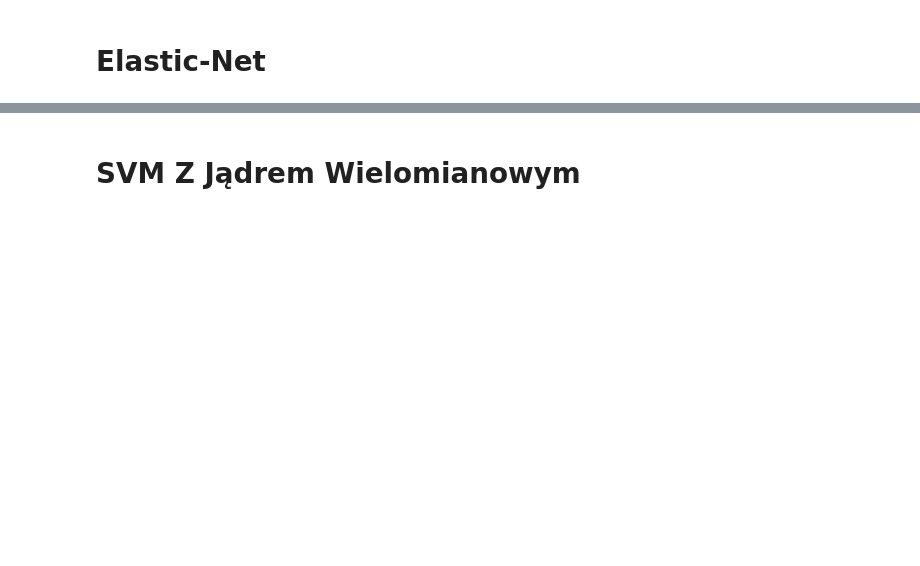
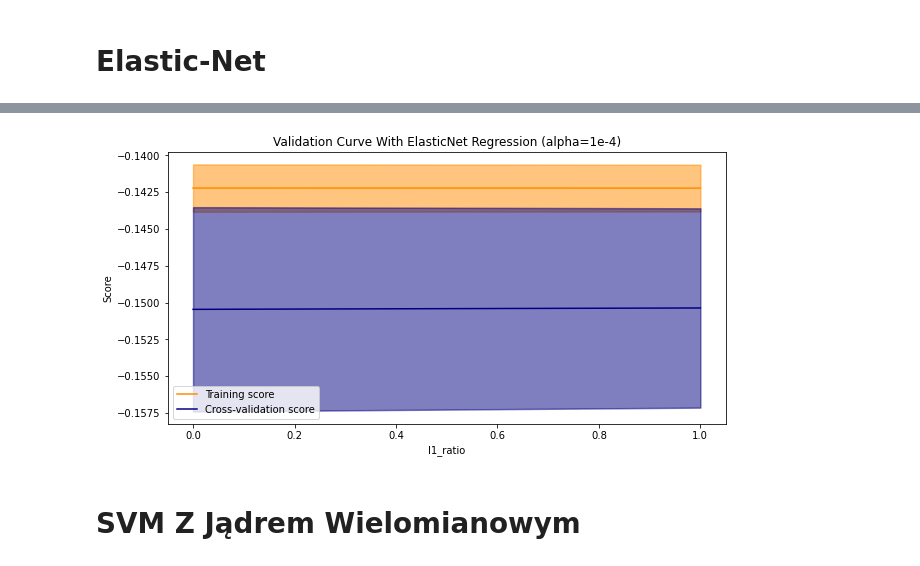
Before and after one commit to matlaczj/Predictive-Modeling-for-Student-Alcohol-Consumption, a Jupyter notebook: Projekt/projekt.ipynb, the cells around one changed output, grey strips where cells are left out. Saved outputs shown, nothing was run; the diff lists cells and outputs as text; code cells hidden in the pictures; blank space fills up the shorter version.

```diff
--- a/Projekt/projekt.ipynb
+++ b/Projekt/projekt.ipynb
@@ -144,13 +149,13 @@ train_scores_mean, validation_scores_mean = plot_validation_curve(
 # %%
 train_scores_mean, validation_scores_mean = plot_validation_curve(
     model = ElasticNet(random_state=1,alpha=1e-4),
     model_name = "ElasticNet Regression (alpha=1e-4)",
     X = X_train,
     y = y_train,
     param_range = np.arange(0,1.01,0.01),
     param_name = "l1_ratio",
     scoring = "neg_mean_absolute_error",
-    cv=5,
-    verbose=0,
     xscale = "lin"
 )
+# %% [output]
+[figure, added]
```
Also changed, not shown: parts of 29 cells of this notebook.
